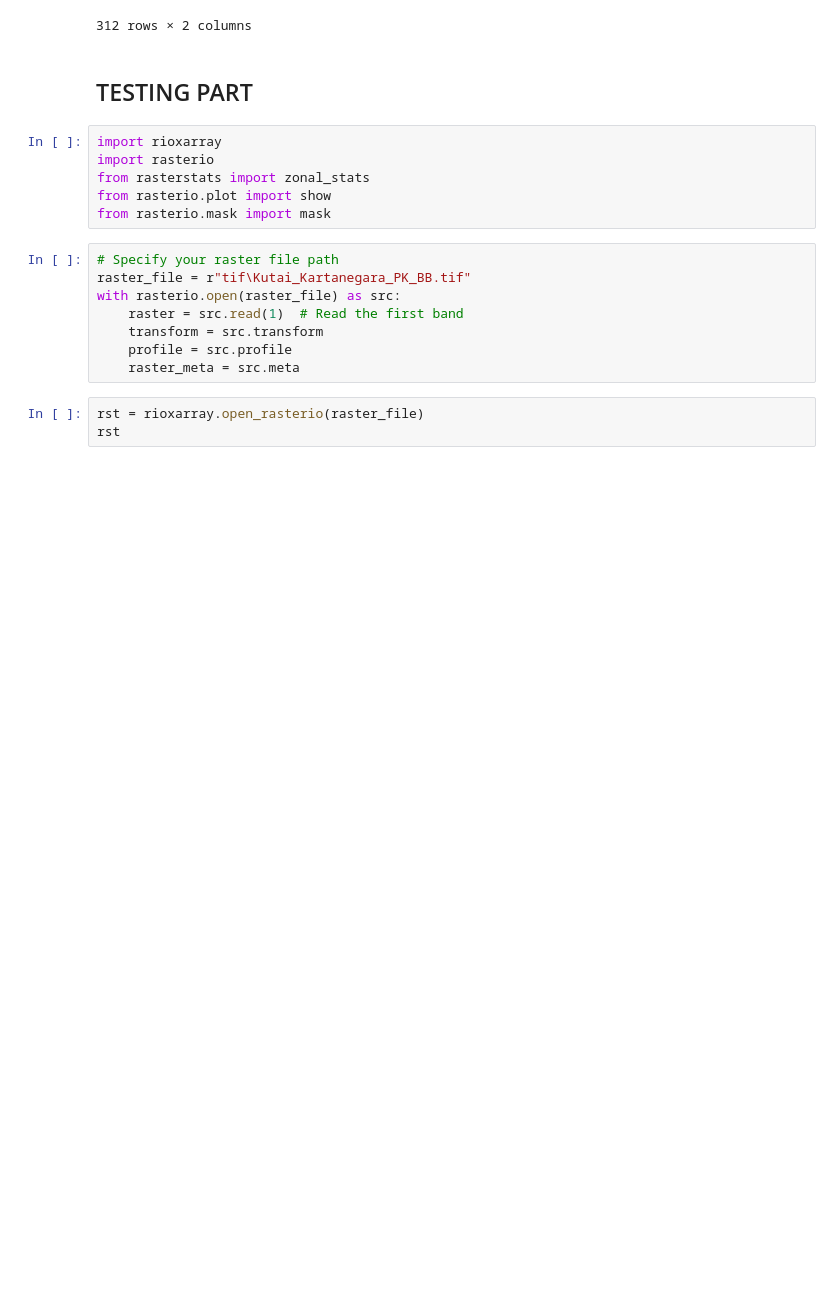
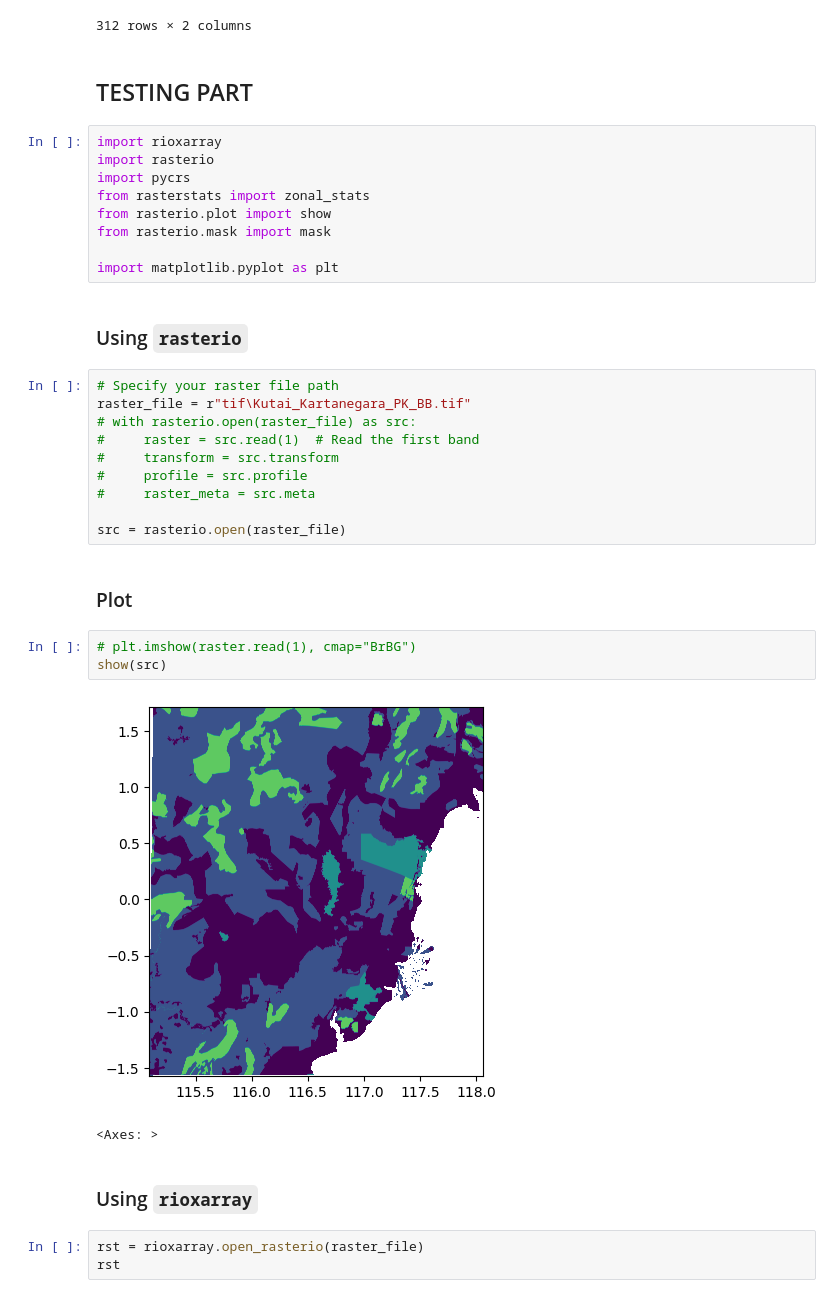
Before and after one commit to alfanugraha/trace, a Jupyter notebook: spatial_analytics_rast.ipynb, the cells around one changed output. Saved outputs shown, nothing was run; the diff lists cells and outputs as text; blank space fills up the shorter version.

```diff
--- a/spatial_analytics_rast.ipynb
+++ b/spatial_analytics_rast.ipynb
@@ -153,17 +142,34 @@ my_gdf
 # %%
 import rioxarray
 import rasterio
+import pycrs
 from rasterstats import zonal_stats
 from rasterio.plot import show
 from rasterio.mask import mask
+
+import matplotlib.pyplot as plt
+# %% [markdown]
+### Using `rasterio`
 # %%
 # Specify your raster file path
 raster_file = r"tif\Kutai_Kartanegara_PK_BB.tif"
-with rasterio.open(raster_file) as src:
-    raster = src.read(1)  # Read the first band
-    transform = src.transform
-    profile = src.profile
-    raster_meta = src.meta
+# with rasterio.open(raster_file) as src:
+#     raster = src.read(1)  # Read the first band
+#     transform = src.transform
+#     profile = src.profile
+#     raster_meta = src.meta
+
+src = rasterio.open(raster_file)
+# %% [markdown]
+### Plot
+# %%
+# plt.imshow(raster.read(1), cmap="BrBG")
+show(src)
+# %% [output]
+[figure, added]
+<Axes: >
+# %% [markdown]
+### Using `rioxarray`
 # %%
 rst = rioxarray.open_rasterio(raster_file)
 rst
```
Also changed, not shown: parts of 41 cells of this notebook.
